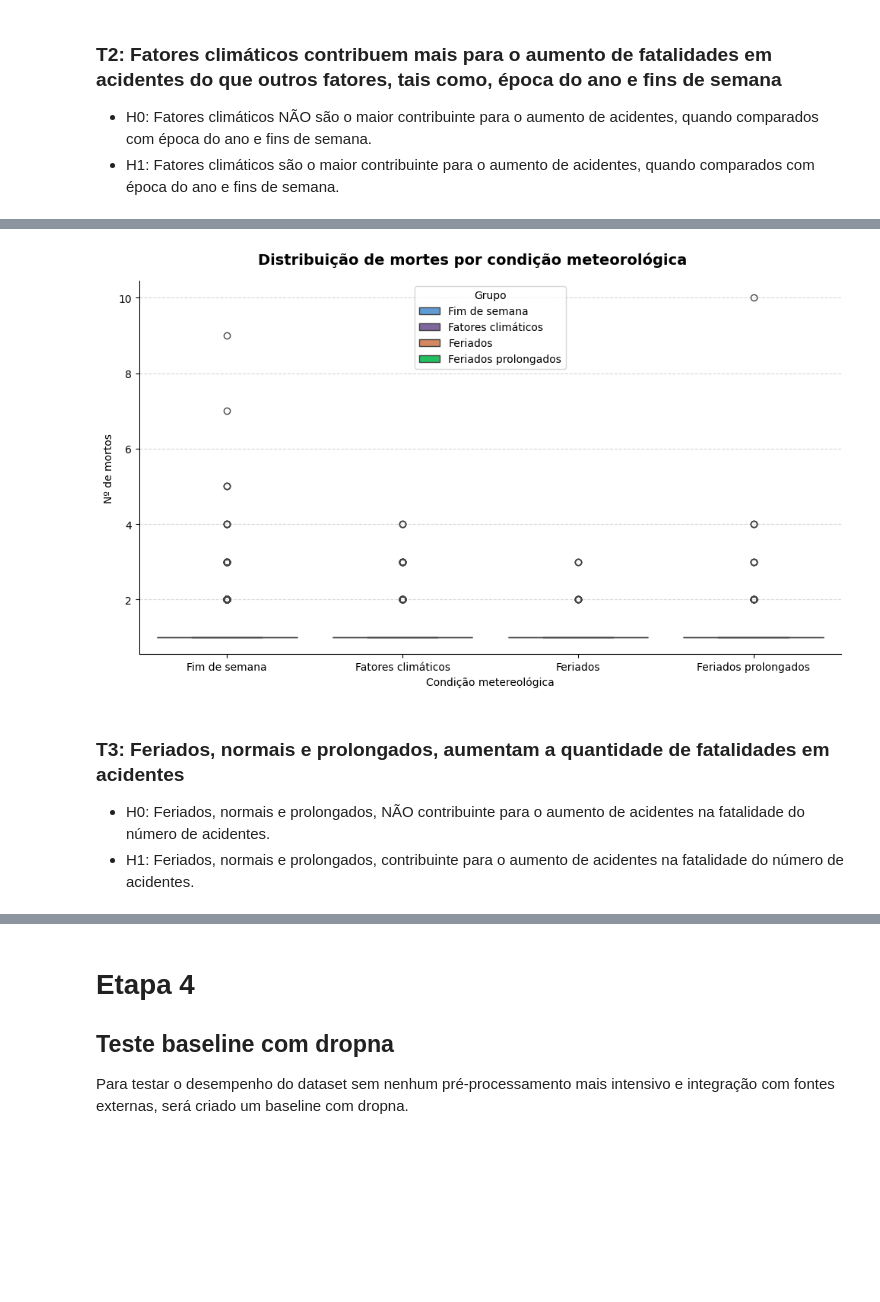
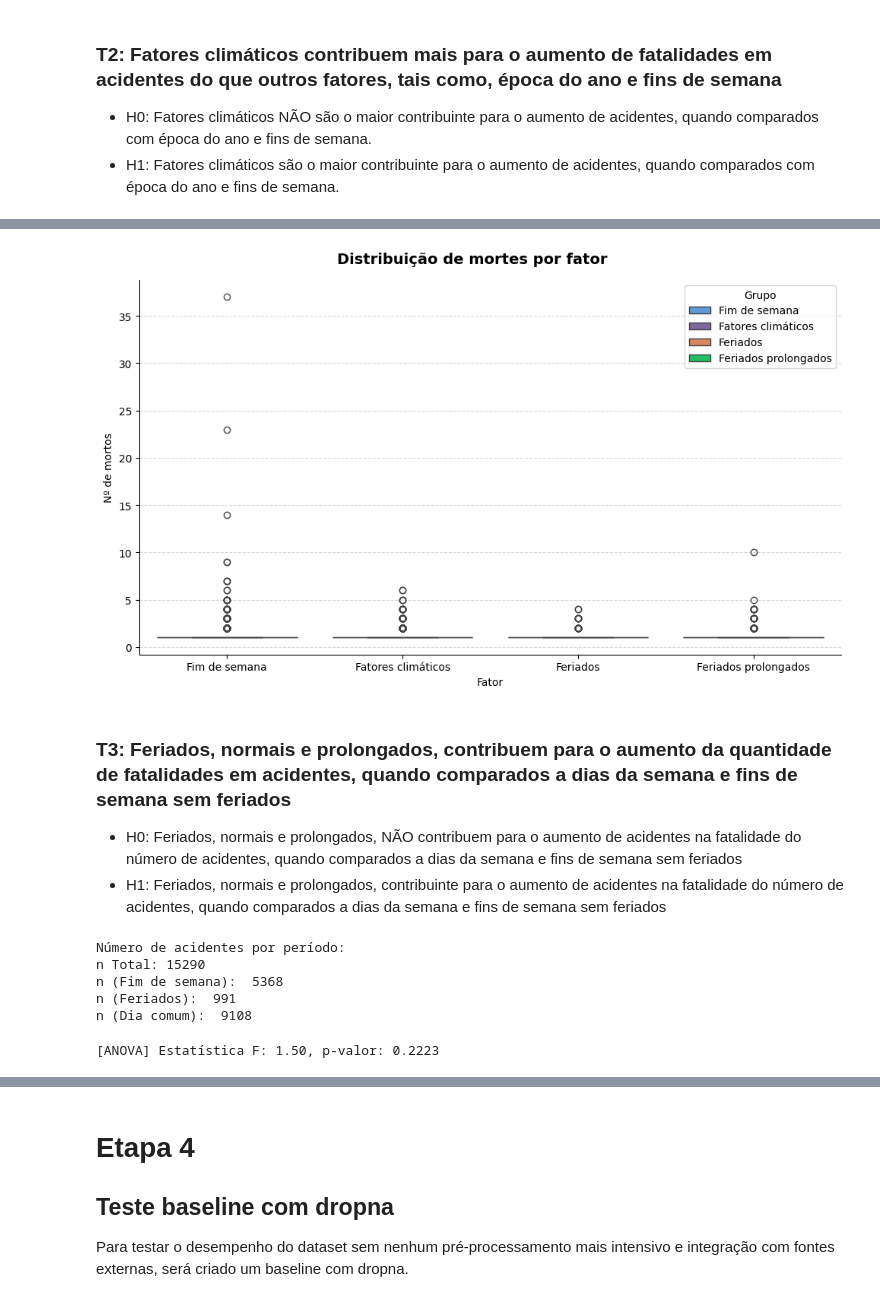
Before and after one commit to afmireski/trabalho_final_ciencia_de_dados, a Jupyter notebook: trabalho_final_afmireski.ipynb, the cells around one changed output, grey strips where cells are left out. Saved outputs shown, nothing was run; the diff lists cells and outputs as text; code cells hidden in the pictures; blank space fills up the shorter version.

```diff
--- a/trabalho_final_afmireski.ipynb
+++ b/trabalho_final_afmireski.ipynb
@@ -31,7 +31,7 @@ from sklearn.preprocessing import OneHotEncoder, StandardScaler
 from sklearn.ensemble import RandomForestClassifier
 from sklearn.neighbors import KNeighborsClassifier
 # %%
-ACCIDENT_YEARS = [2025]
+ACCIDENT_YEARS = [2023, 2024, 2025]
 ACCIDENTS_DATA_DIR = Path("./data/datasets/sinistros")
 ACCIDENTS_CACHE_PATH = Path("./data/datasets/acidentes.csv")
 PARQUET_PATH = Path("./data/datasets/dataset_final.parquet")
@@ -1159,6 +1218,18 @@ def _resolve_precipitation_column(df: pd.DataFrame) -> str:
 def _floor_to_hour(series: pd.Series) -> pd.Series:
     """Converte uma série de datas e horas para o início da respectiva hora."""
     return pd.to_datetime(series, errors="coerce").dt.floor("h")
+
+
+def _normalize_coordinate_text(value: object) -> str | None:
+    """Padroniza coordenadas como texto com vírgula decimal."""
+    if value is None or pd.isna(value):
+        return None
+
+    text = str(value).strip()
+    if not text:
+        return None
+
+    return text.replace(".", ",")
 
 
 def _load_accidents_source() -> pd.DataFrame:
@@ -1181,10 +1252,17 @@ def build_accidentes_final() -> pd.DataFrame:
         cached_df = pd.read_csv(ACIDENTES_FINAL_PATH)
         if "momento_acidente" in cached_df.columns:
             cached_df = cached_df.drop(columns=["momento_acidente"])
-            cached_df.to_csv(ACIDENTES_FINAL_PATH, index=False, encoding="utf-8")
+        for column in ["latitude", "longitude"]:
+            if column in cached_df.columns:
+                cached_df[column] = cached_df[column].map(_normalize_coordinate_text)
+        cached_df.to_csv(ACIDENTES_FINAL_PATH, index=False, encoding="utf-8")
         return cached_df
 
     accidents_source = _load_accidents_source().copy()
+    for column in ["latitude", "longitude"]:
+        if column in accidents_source.columns:
+            accidents_source[column] = accidents_source[column].map(_normalize_coordinate_text)
+
     station_mapping = globals().get("accident_station_mapping")
     if not isinstance(station_mapping, pd.DataFrame):
         if not SINISTRO_ESTACAO_MAIS_PROXIMA_PATH.exists():
@@ -1193,9 +1271,9 @@ def build_accidentes_final() -> pd.DataFrame:
 
     weather_history = globals().get("historico_df")
     if not isinstance(weather_history, pd.DataFrame):
-        if not INMET_HISTORICO_PATH.exists():
+        weather_history = load_inmet_historico_cache()
+        if weather_history is None:
             raise FileNotFoundError(f"Arquivo de historico nao encontrado: {INMET_HISTORICO_PATH}")
-        weather_history = pd.read_csv(INMET_HISTORICO_PATH)
 
     required_accident_columns = {"id", "data_inversa", "horario"}
     missing_accident_columns = required_accident_columns.difference(accidents_source.columns)
@@ -1242,6 +1320,9 @@ def build_accidentes_final() -> pd.DataFrame:
         right_on=["wmo", "data_hora"],
         how="left",
     )
+    for column in ["latitude", "longitude"]:
+        if column in acidentes_final_df.columns:
+            acidentes_final_df[column] = acidentes_final_df[column].map(_normalize_coordinate_text)
     acidentes_final_df = acidentes_final_df.drop(columns=["momento_acidente", "wmo", "data_hora"], errors="ignore")
 
     ACIDENTES_FINAL_PATH.parent.mkdir(parents=True, exist_ok=True)
@@ -1483,32 +1567,32 @@ PALETTE = {
 # %%
 t2_fig1, t2_ax1 = plt.subplots(figsize=(10, 6))
 t2_fig1.suptitle(
-    "Distribuição de mortes por período",
+    "Distribuição de mortes por fator",
     fontsize=14, fontweight="bold",
 )
 
 sns.boxplot(
     data=df_viz_t2,
     x="grupo",
     y="mortos",
     hue="grupo",
     order=GRUPOS_ORDEM_T2,
     hue_order=GRUPOS_ORDEM_T2,
     palette=PALETTE,
     legend=True,
     ax=t2_ax1,
 )
 
-t2_ax1.set_xlabel("Condição metereológica")
+t2_ax1.set_xlabel("Fator")
 t2_ax1.set_ylabel("Nº de mortos")
 # t2_ax1.set_yscale("log")
 t2_ax1.legend(title="Grupo", frameon=True, edgecolor="#cccccc")
 style_ax(t2_ax1)
 t2_fig1.tight_layout()
 # %% [output]
-[figure, old version]
+[figure, new version]
 # %% [markdown]
-### T3: Feriados, normais e prolongados, aumentam a quantidade de fatalidades em acidentes
+### T3: Feriados, normais e prolongados, contribuem para o aumento da quantidade de fatalidades em acidentes, quando comparados a dias da semana e fins de semana sem feriados
 
-* H0: Feriados, normais e prolongados, NÃO contribuinte para o aumento de acidentes na fatalidade do número de acidentes.
-* H1: Feriados, normais e prolongados, contribuinte para o aumento de acidentes na fatalidade do número de acidentes.
+* H0: Feriados, normais e prolongados, NÃO contribuem para o aumento de acidentes na fatalidade do número de acidentes, quando comparados a dias da semana e fins de semana sem feriados
+* H1: Feriados, normais e prolongados, contribuinte para o aumento de acidentes na fatalidade do número de acidentes, quando comparados a dias da semana e fins de semana sem feriados
@@ -1514,0 +1611,17 @@ t2_fig1.tight_layout()
+# %%
+print("Número de acidentes por período:")
+print(f"n Total: {len(df_t3[mask_mortos_t3])}")
+print(f"n (Fim de semana):  {len(df_fim_de_semana_t3)}")
+print(f"n (Feriados):  {len(df_feriados_t3)}")
+print(f"n (Dia comum):  {len(df_dia_comum_t3)}")
+# %% [output]
+Número de acidentes por período:
+n Total: 15290
+n (Fim de semana):  5368
+n (Feriados):  991
+n (Dia comum):  9108
+# %%
+stat_t3, p_t3 = f_oneway(df_feriados_t3, df_dia_comum_t3, df_fim_de_semana_t3, equal_var=True, nan_policy="raise")
+print(f"\n[ANOVA] Estatística F: {stat_t3:.2f}, p-valor: {p_t3:.4f}")
+# %% [output]
+[ANOVA] Estatística F: 1.50, p-valor: 0.2223
```
Also changed, not shown: parts of 19 cells of this notebook, 6 other files.
